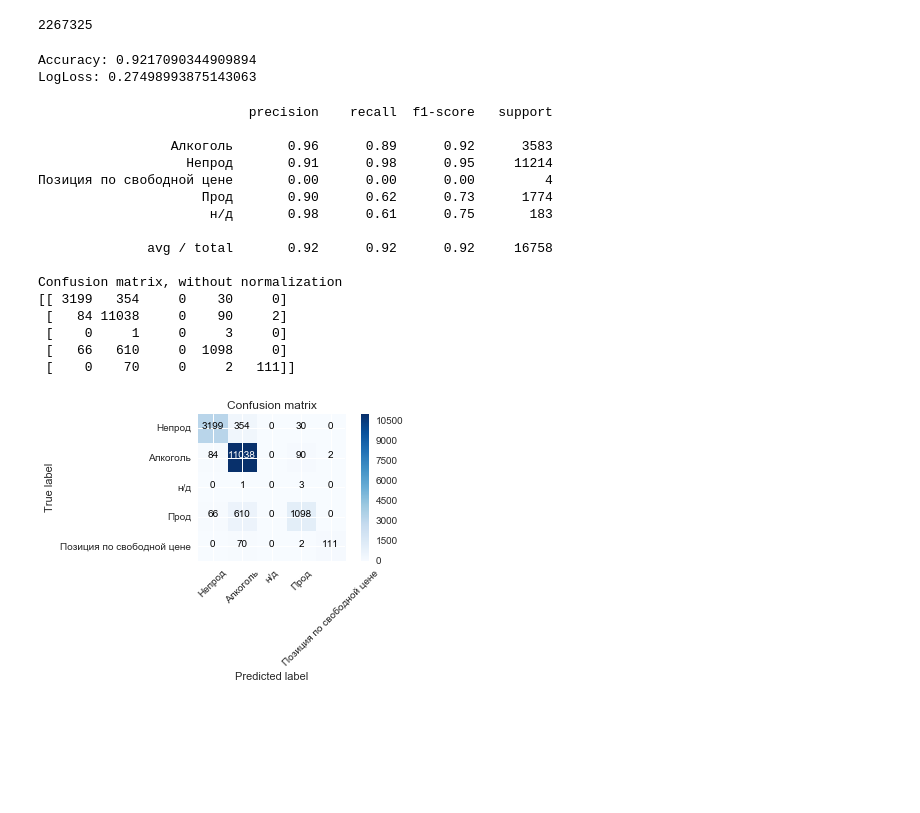
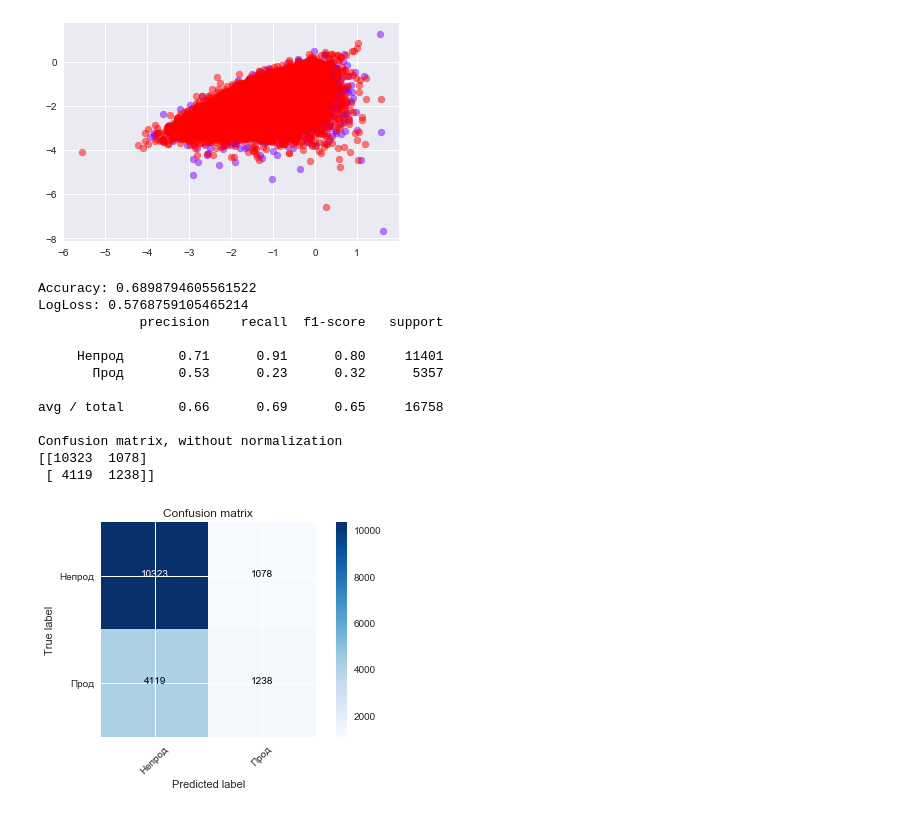
Before and after one commit to senior-sigan/ML_Competitions, a Jupyter notebook: boosters_evotor-goods/word2vec.ipynb, the cells around one changed output. Drawn from its saved outputs; the diff is of its cells as text; code cells hidden in the pictures; blank space fills up the shorter version.

Commit message:
show w2v scater plot

```diff
--- a/boosters_evotor-goods/word2vec.ipynb
+++ b/boosters_evotor-goods/word2vec.ipynb
@@ -58,3 +51,3 @@ def corpus(data, isTrain=True):
 # %%
-# sentences = tokenize(texts, t)
-# model = Word2Vec(sentences=sentences, min_count=1, workers=4, size=200, seed=42)
+sentences = tokenize(texts, t)
+w2v = Word2Vec(sentences=sentences, min_count=1, workers=4, size=3, seed=42)
@@ -68,14 +73,7 @@ def sentences_to_vec(series):
 # %%
 def prepare_data(data):
     X = data['NAME']
-    y = data['category']
+    y = data['low_category']
     return train_test_split(X, y, test_size=0.3, random_state=42)
 
-X_train, X_test, y_train, y_test = train_test_split(data, data['category'], test_size=0.3, random_state=42)
-X_train = list(corpus(X_train, isTrain=True))
-X_test = list(corpus(X_test, isTrain=False))
-model = Doc2Vec(size=20, workers=4)
-model.build_vocab(X_train)
-model.train(X_train)
+X_train, X_test, y_train, y_test = prepare_data(data)
-# %% [output]
-2267325
@@ -85,3 +89,7 @@ X_test_targets = [model.infer_vector(doc, steps=50) for doc in X_test]
+# %%
+plot_vectors(data['NAME'], data['low_category'], w2v)
+# %% [output]
+[figure, added]
 # %%
 def plot_confusion_matrix(cm, classes,
                           normalize=False,
@@ -124,8 +132,13 @@ def show_metrics(y_true, y_pred, y_pred_proba):
     cnf_matrix = confusion_matrix(y_true, y_pred)
     plot_confusion_matrix(cnf_matrix, y_true.unique())
 # %%
-def logistic(X_train, y_train, X_test, y_test):
-    clf = LogisticRegression()
+def pipeline(X_train, y_train, X_test, y_test, w2v):
+
+    clf = Pipeline([
+        ("word2vec vectorizer", MeanEmbeddingVectorizer(w2v)),
+        ("log reg", LogisticRegression())
+    ])
+
     clf.fit(X_train, y_train)
 
     pred = clf.predict(X_test)
@@ -133,31 +146,25 @@ def logistic(X_train, y_train, X_test, y_test):
 
     show_metrics(y_test, pred, pred_proba)
 
-#     pred_df = pd.DataFrame(pred, index=X_test.index,columns=['predicted'])
-#     pred_df['real'] = y_test
-#     pred_df['NAME'] = data.ix[X_test.index, 'NAME']
-#     errors = pred_df[pred_df['real'] != pred_df['predicted']]
+    pred_df = pd.DataFrame(pred, index=X_test.index,columns=['predicted'])
+    pred_df['real'] = y_test
+    pred_df['NAME'] = data.ix[X_test.index, 'NAME']
+    errors = pred_df[pred_df['real'] != pred_df['predicted']]
 
-#     return errors
+    return errors
 # %%
-errors = logistic(X_train_targets, y_train, X_test_targets, y_test)
+errors = pipeline(X_train, y_train, X_test, y_test, w2v)
 # %% [output]
-Accuracy: 0.9217090344909894
-LogLoss: 0.27498993875143063
+Accuracy: 0.6898794605561522
+LogLoss: 0.5768759105465214
+             precision    recall  f1-score   support
+
+     Непрод       0.71      0.91      0.80     11401
+       Прод       0.53      0.23      0.32      5357
+
+avg / total       0.66      0.69      0.65     16758
+
+Confusion matrix, without normalization
+[[10323  1078]
+ [ 4119  1238]]
-                           precision    recall  f1-score   support
-
-                 Алкоголь       0.96      0.89      0.92      3583
-                   Непрод       0.91      0.98      0.95     11214
-Позиция по свободной цене       0.00      0.00      0.00         4
-                     Прод       0.90      0.62      0.73      1774
-                      н/д       0.98      0.61      0.75       183
-
-              avg / total       0.92      0.92      0.92     16758
-
-Confusion matrix, without normalization
-[[ 3199   354     0    30     0]
- [   84 11038     0    90     2]
- [    0     1     0     3     0]
- [   66   610     0  1098     0]
- [    0    70     0     2   111]]
-[figure, old version]
+[figure, new version]
```
Also changed, not shown: parts of 8 cells of this notebook.
